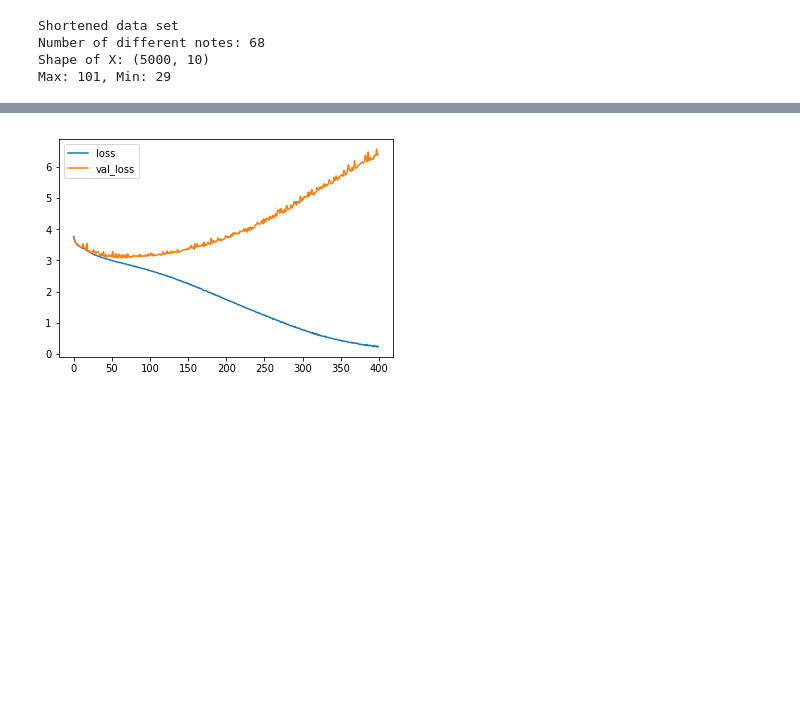
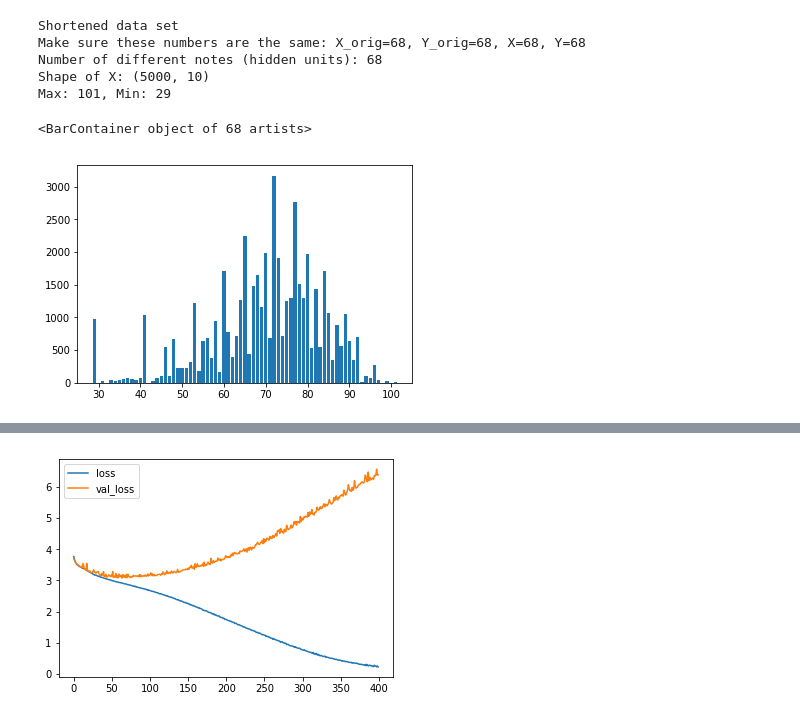
Before and after one commit to GraceJohnson/cs229-final-project, a Jupyter notebook: HIJACKED-LSTM.ipynb, the cells around one changed output, grey strips where cells are left out. Drawn from its saved outputs; the diff is of its cells as text; code cells hidden in the pictures; blank space fills up the shorter version.

```diff
--- a/HIJACKED-LSTM.ipynb
+++ b/HIJACKED-LSTM.ipynb
@@ -17,42 +17,54 @@ import matplotlib.pyplot as plt
 #from keras.utils.vis_utils import model_to_dot
 # %%
 input_length = 10
-X = np.loadtxt('10HX.txt')
-Y = np.loadtxt('10HY.txt')
+X_orig = np.loadtxt('10HX.txt')
+Y_orig = np.loadtxt('10HY.txt')
 
 #n = len(X)
 permutation = np.random.permutation(n)
-X = X[permutation]
-Y = Y[permutation]
+X_orig = X_orig[permutation]
+Y_orig = Y_orig[permutation]
 
 print('Shortened data set')
-X = X[:5000]
-Y = Y[:5000]
+X = X_orig[:5000]
+Y = Y_orig[:5000]
 
-sorted_notes = np.copy(Y)
-sorted_notes.sort()
-sorted_notes = np.unique(sorted_notes)
+sorted_notes = np.unique(Y)
 
-number_of_different_notes = len(sorted_notes)
+n_notes_X_orig = len(np.unique(X_orig))
+n_notes_Y_orig = len(np.unique(Y_orig))
+n_notes_X = len(np.unique(X))
+n_notes_Y = n_hidden_units = len(sorted_notes)
 max_note = np.max(Y)
 min_note = np.min(Y)
 
+X_unnormalized = np.copy(X)
 X = X / max_note #normalize input
 
 for i,note in enumerate(Y): #make all the notes a number between 0 and number_of_different_notes
     Y[i] = np.where(sorted_notes == note)[0]
 Y = np_utils.to_categorical(Y)
 
-print('Number of different notes: {}'.format(number_of_different_notes))
+print('Make sure these numbers are the same: X_orig={}, Y_orig={}, X={}, Y={}'.format(n_notes_X_orig, n_notes_Y_orig, n_notes_X, n_notes_Y))
+print('Number of different notes (hidden units): {}'.format(number_of_different_notes))
 print('Shape of X: {}'.format(X.shape))
 print('Max: {}, Min: {}'.format(int(max_note), int(min_note)))
 
-for i in sorted_notes:
-
-
 n = X.shape[0]
 # %% [output]
 Shortened data set
-Number of different notes: 68
+Make sure these numbers are the same: X_orig=68, Y_orig=68, X=68, Y=68
+Number of different notes (hidden units): 68
 Shape of X: (5000, 10)
 Max: 101, Min: 29
+# %%
+#Plots of note distribution
+counts = np.zeros(n_notes_X)
+counts_orig = np.zeros(n_notes_X)
+for i, note in enumerate(sorted_notes):
+    counts[i] = np.sum(X_unnormalized == note)
+    counts_orig[i] = np.sum(X_orig == note)
+plt.bar(sorted_notes, counts)
+# %% [output]
+<BarContainer object of 68 artists>
+[figure, added]
```
Also changed, not shown: parts of 5 cells of this notebook.
